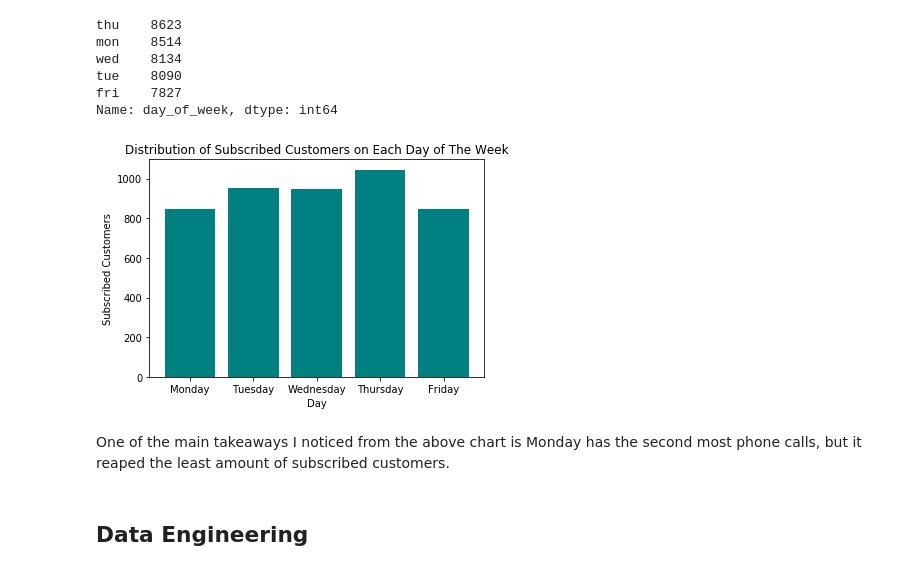
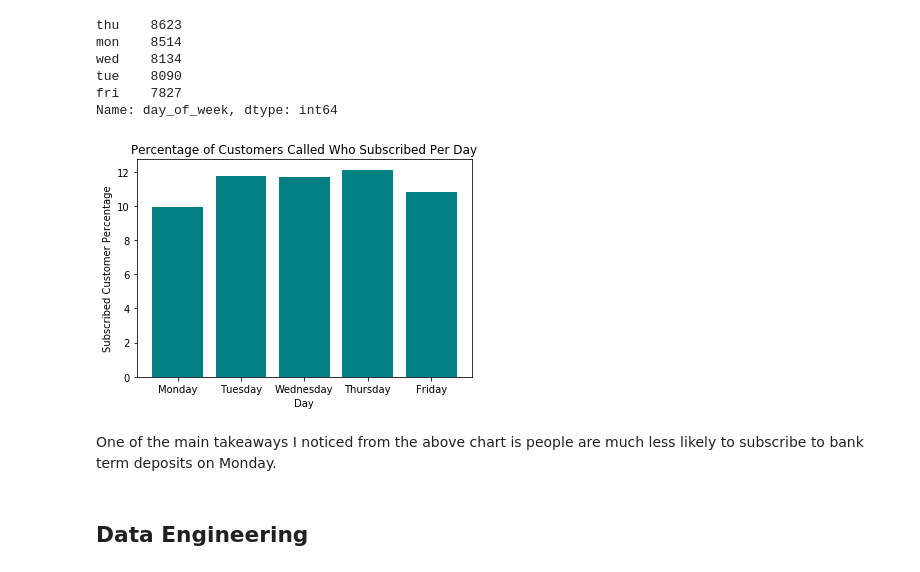
Before and after one commit to kevinbooth/comp740, a Jupyter notebook: project1/bank_marketing.ipynb, the cells around one changed output. Cells and saved outputs as stored; diff of their text form; code cells hidden in the pictures.

Commit message:
Fix bar chart and add SGD classifier

```diff
--- a/project1/bank_marketing.ipynb
+++ b/project1/bank_marketing.ipynb
@@ -85,21 +85,26 @@ Name: day_of_week, dtype: int64
 # %%
 y_class = ['Monday', 'Tuesday', 'Wednesday', 'Thursday', 'Friday']
 
-plt.bar(y_class, [np.sum((data['y'] == 'yes') & (data['day_of_week'] == 'mon')),
-                  np.sum((data['y'] == 'yes') & (data['day_of_week'] == 'tue')),
-                  np.sum((data['y'] == 'yes') & (data['day_of_week'] == 'wed')),
-                  np.sum((data['y'] == 'yes') & (data['day_of_week'] == 'thu')),
-                  np.sum((data['y'] == 'yes') & (data['day_of_week'] == 'fri'))
+plt.bar(y_class, [(np.sum((data['y'] == 'yes') & (data['day_of_week'] == 'mon'))
+                   / np.sum(data['day_of_week'] == 'mon')) * 100,
+                  (np.sum((data['y'] == 'yes') & (data['day_of_week'] == 'tue'))
+                   / np.sum(data['day_of_week'] == 'tue')) * 100,
+                  (np.sum((data['y'] == 'yes') & (data['day_of_week'] == 'wed'))
+                   / np.sum(data['day_of_week'] == 'wed')) * 100,
+                  (np.sum((data['y'] == 'yes') & (data['day_of_week'] == 'thu'))
+                   / np.sum(data['day_of_week'] == 'thu')) * 100,
+                  (np.sum((data['y'] == 'yes') & (data['day_of_week'] == 'fri'))
+                   / np.sum(data['day_of_week'] == 'fri')) * 100,
                           ],
                 color='teal')
 plt.xlabel("Day")
-plt.ylabel("Subscribed Customers")
-plt.title("Distribution of Subscribed Customers on Each Day of The Week")
+plt.ylabel("Subscribed Customer Percentage")
+plt.title("Percentage of Customers Called Who Subscribed Per Day")
 plt.show()
 # %% [output]
-[figure, old version]
+[figure, new version]
 # %% [markdown]
-One of the main takeaways I noticed from the above chart is Monday has the second most phone calls, but it reaped the least amount of subscribed customers.
+One of the main takeaways I noticed from the above chart is people are much less likely to subscribe to bank term deposits on Monday.
 # %% [markdown]
 ## Data Engineering
 # %% [markdown]
```
Also changed, not shown: parts of 22 cells of this notebook.
